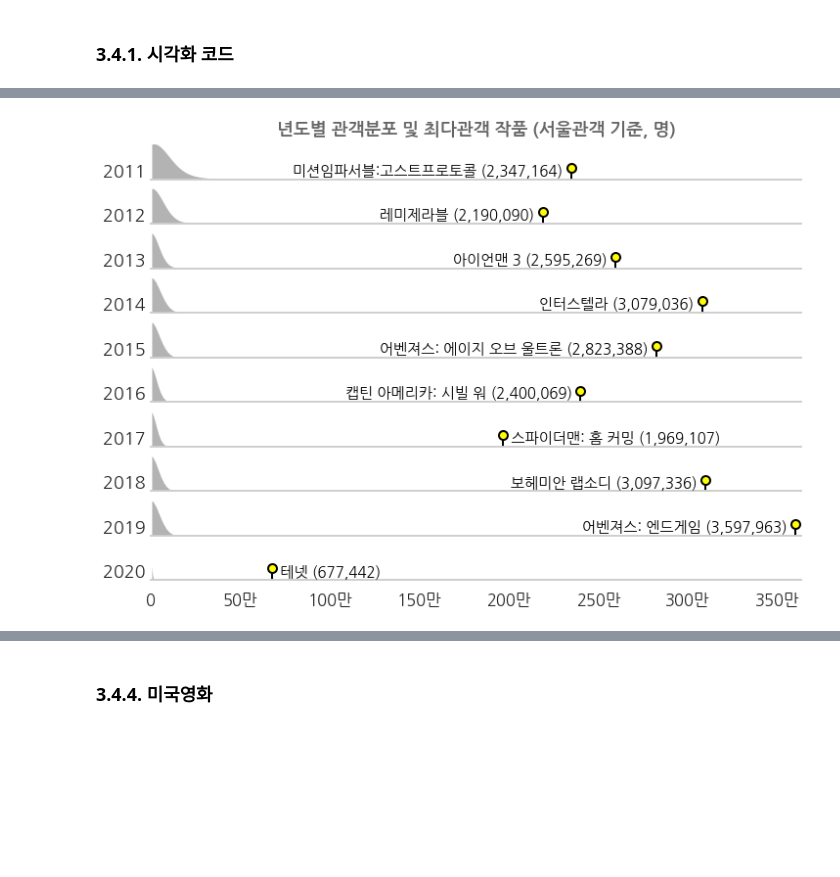
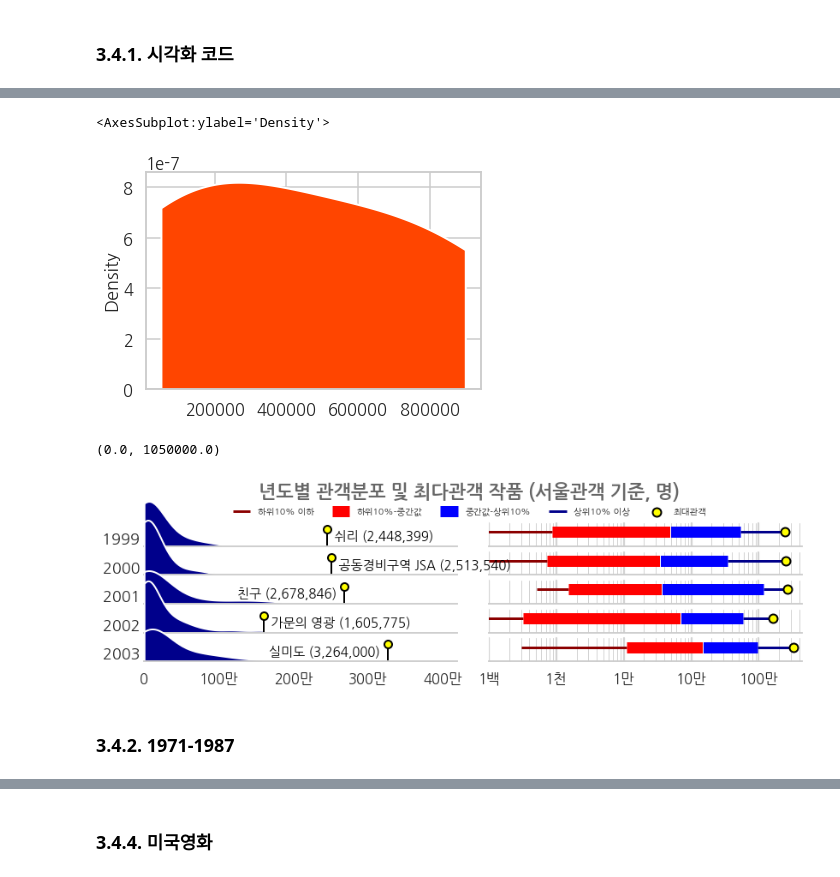
Before and after one commit to jehyunlee/datastory, a Jupyter notebook: 2021/movie/movie_2_boxoffice.ipynb, the cells around one changed output, grey strips where cells are left out. Cells and saved outputs as stored; diff of their text form; code cells hidden in the pictures; blank space fills up the shorter version.

```diff
--- a/2021/movie/movie_2_boxoffice.ipynb
+++ b/2021/movie/movie_2_boxoffice.ipynb
@@ -1085,4 +1058,0 @@ plot_boS_year(1999, 2010, '해외', annot_pos=0.75)
-# %%
-plot_boS_year(2011, 2020, '해외', annot_pos=0.6)
-# %% [output]
-[figure, removed]
@@ -1088,0 +1233,24 @@ plot_boS_year(2011, 2020, '해외', annot_pos=0.6)
+# %%
+nation = '홍콩'
+df_bo_distS = df_bo_genres.query(f"국적 == '{nation}'").groupby("openYear").agg(list)["서울 관객수"].reset_index()
+
+year = 1979
+list_bo_year_ = df_bo_distS.query(f"openYear == {year}")["서울 관객수"].values
+list_bo_year = list_bo_year_[0]
+
+c_nation = c_hk
+sns.kdeplot(list_bo_year,
+                        color=c_nation, ec="w", lw=2, cut=0, fill=True, alpha=1)
+# %% [output]
+<AxesSubplot:ylabel='Density'>
+[figure, added]
+# %%
+axes[8, 0].get_xlim()
+# %% [output]
+(0.0, 1050000.0)
+# %%
+plot_boS_year(1999, 2003, '한국', annot_pos=0.63, legend=True, xmax=4e6)
+# %% [output]
+[figure, added]
+# %% [markdown]
+### **3.4.2. 1971-1987**
```
Also changed, not shown: parts of 82 cells of this notebook.
